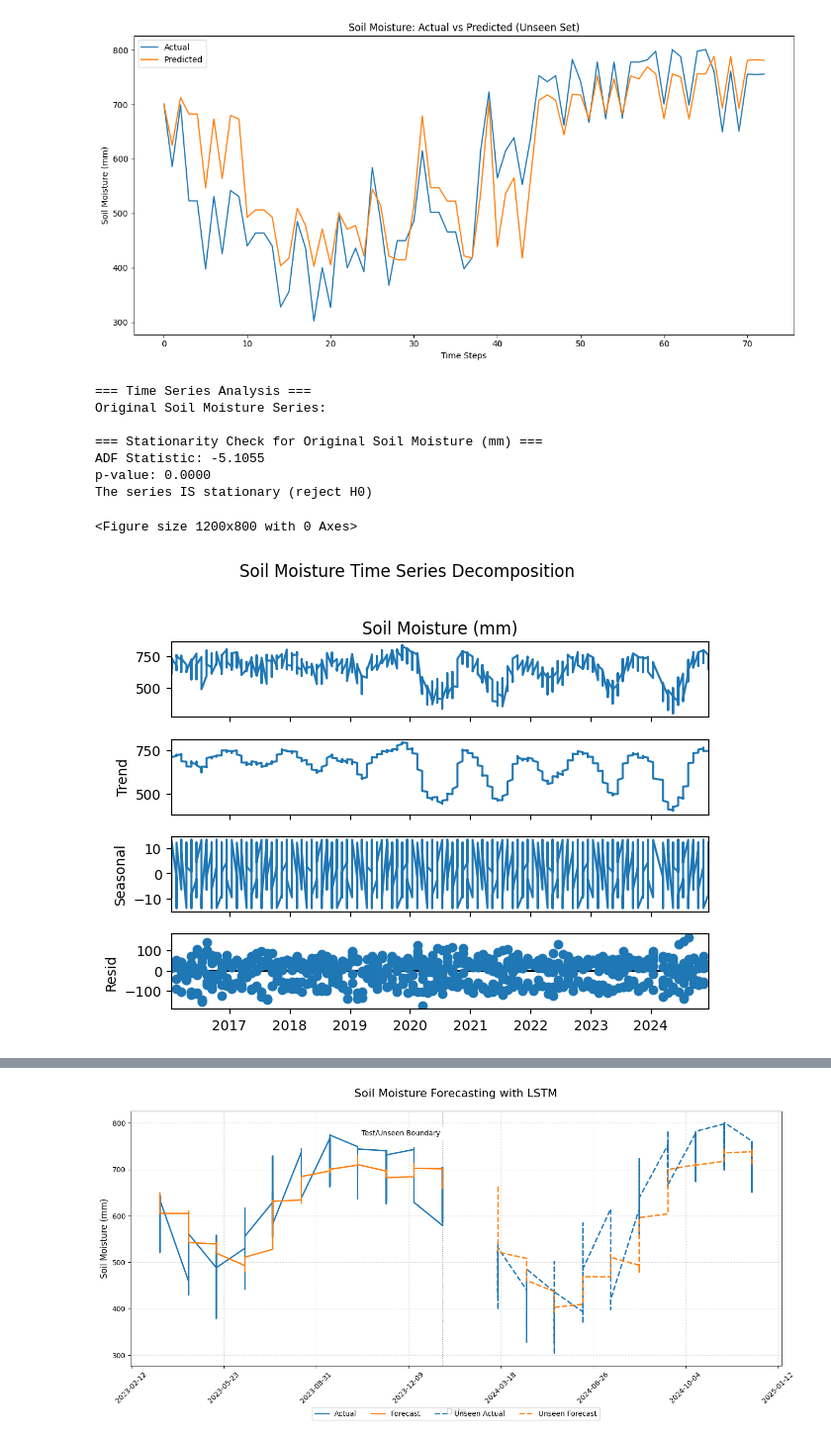
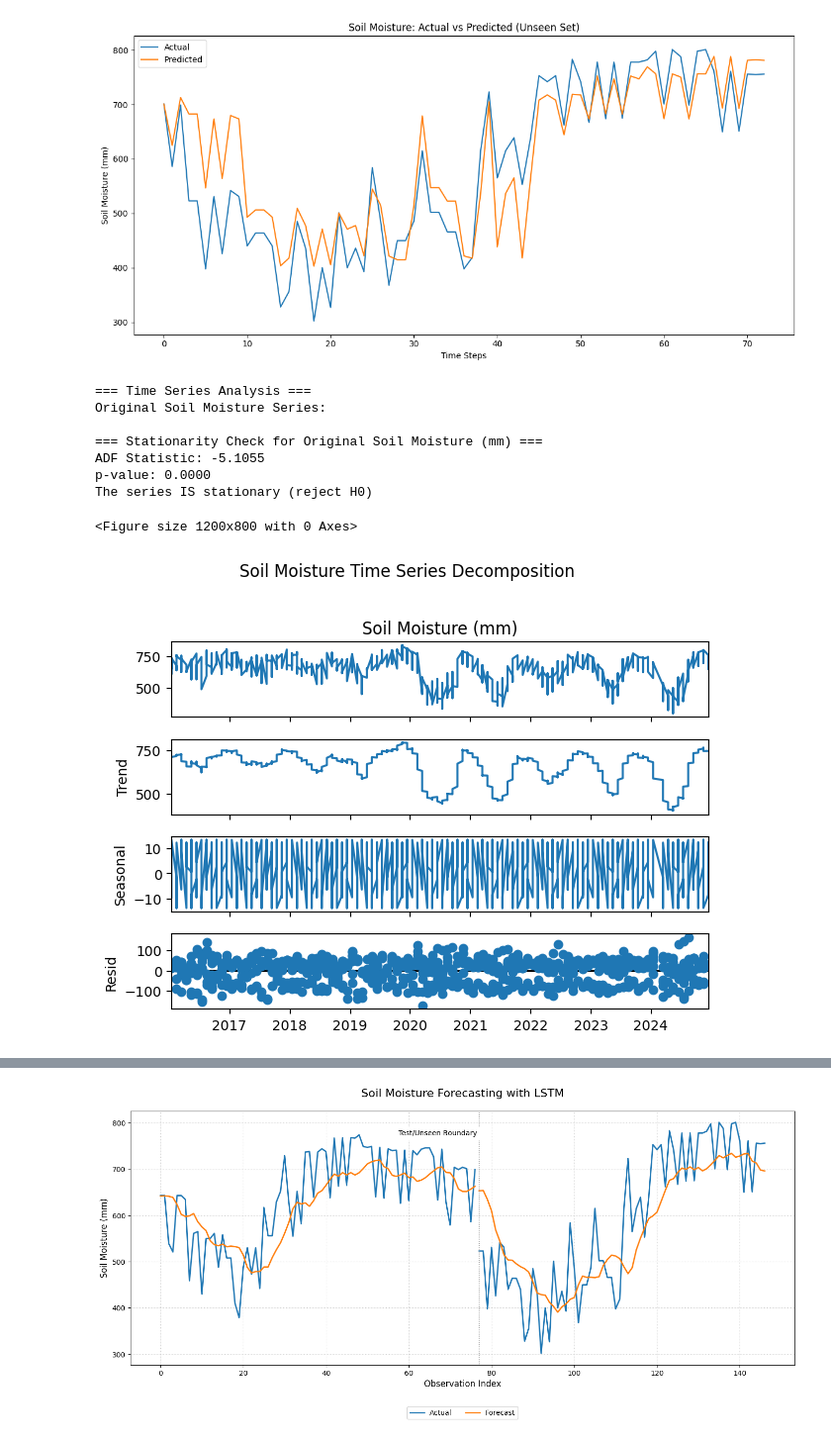
Before and after one commit to eysszn/9428-Acetone, a Jupyter notebook: finalproj/LSTM+RandomForest.ipynb, the cells around one changed output, grey strips where cells are left out. Shown at 99% size. Saved outputs shown, nothing was run; the diff lists cells and outputs as text; code cells hidden in the pictures.

Commit message:
better look for lstm soil moisture forecasting graph (test/unseen), and comparison graph for the 2 models.

```diff
--- a/finalproj/LSTM+RandomForest.ipynb
+++ b/finalproj/LSTM+RandomForest.ipynb
@@ -217,12 +217,11 @@ import matplotlib.pyplot as plt
 from sklearn.preprocessing import MinMaxScaler
 from sklearn.model_selection import GridSearchCV, TimeSeriesSplit
 from sklearn.metrics import mean_squared_error, mean_absolute_error
-from tensorflow.keras.models import Sequential
-from tensorflow.keras.layers import LSTM, Dense, Dropout, Input
+from keras.models import Sequential
+from keras.layers import LSTM, Dense, Dropout, Input
 from scikeras.wrappers import KerasRegressor
-from tensorflow.keras.optimizers import Adam
+from keras.optimizers import Adam
 from math import log
-import tensorflow as tf
 from statsmodels.tsa.stattools import adfuller
 from statsmodels.tsa.seasonal import seasonal_decompose
 import warnings
@@ -473,37 +472,75 @@ print(f"RMSE: {metrics_roll_unseen[0]:.3f} | MAE: {metrics_roll_unseen[1]:.3f} |
 # ------------------------------
 plt.figure(figsize=(14, 7))
 
-# Plot test period
-plt.plot(dates_test, y_test_true, color='#1f77b4', linewidth=2, label='Test Actual')
-plt.plot(dates_test, rolling_preds_test, color='#ff7f0e', linestyle='-', linewidth=2, label='Test Forecast')
+# Convert dates to observation indices
+test_obs = range(len(y_test_true))
+unseen_obs = range(len(y_test_true), len(y_test_true) + len(y_unseen_true))
 
-# Plot unseen period
-plt.plot(dates_unseen, y_unseen_true, color='#1f77b4', linestyle='--', linewidth=2, label='Unseen Actual')
-plt.plot(dates_unseen, rolling_preds_unseen, color='#ff7f0e', linestyle='--', linewidth=2, label='Unseen Forecast')
+# Plot test period using observation indices
+plt.plot(test_obs, y_test_true, color='#1f77b4', linewidth=2, label='Test Actual')
+plt.plot(test_obs, rolling_preds_test, color='#ff7f0e', linewidth=2, label='Test Forecast')
 
-# Add split line
-split_date = dates_test[-1]
-plt.axvline(x=split_date, color='gray', linestyle=':', linewidth=1)
-plt.text(split_date, plt.ylim()[1]*0.95, ' Test/Unseen Boundary ',
+# Plot unseen period using observation indices
+plt.plot(unseen_obs, y_unseen_true, color='#1f77b4', linewidth=2, label='Unseen Actual')
+plt.plot(unseen_obs, rolling_preds_unseen, color='#ff7f0e', linewidth=2, label='Unseen Forecast')
+
+# Add split line between test and unseen observations
+split_obs = len(y_test_true)
+plt.axvline(x=split_obs, color='gray', linestyle=':', linewidth=1)
+plt.text(split_obs, plt.ylim()[1]*0.95, ' Test/Unseen Boundary ',
          ha='right', va='top', backgroundcolor='white')
 
 # Format plot
 plt.title('Soil Moisture Forecasting with LSTM', fontsize=16, pad=20)
-plt.xlabel('Date', fontsize=12)
+plt.xlabel('Observation Index', fontsize=12)  # Changed from 'Date'
 plt.ylabel('Soil Moisture (mm)', fontsize=12)
 plt.grid(True, linestyle=':', alpha=0.7)
+
+# Simplify legend
 plt.legend(handles=[
     plt.Line2D([0], [0], color='#1f77b4', lw=2, label='Actual'),
-    plt.Line2D([0], [0], color='#ff7f0e', lw=2, label='Forecast'),
-    plt.Line2D([0], [0], color='#1f77b4', lw=2, linestyle='--', label='Unseen Actual'),
-    plt.Line2D([0], [0], color='#ff7f0e', lw=2, linestyle='--', label='Unseen Forecast')
-], loc='upper center', bbox_to_anchor=(0.5, -0.15), ncol=4, frameon=True)
+    plt.Line2D([0], [0], color='#ff7f0e', lw=2, label='Forecast')
+], loc='upper center', bbox_to_anchor=(0.5, -0.15), ncol=2, frameon=True)  # Reduced to 2 columns
 
-plt.gca().xaxis.set_major_locator(plt.MaxNLocator(8))
-plt.xticks(rotation=45)
+# Adjust x-axis ticks
+plt.xticks(rotation=0)  # No need to rotate numbers
 plt.tight_layout()
 plt.subplots_adjust(bottom=0.2)
 plt.show()
+#----------------------------------------------------------------------------------------------------------
+# plt.figure(figsize=(14, 7))
+#
+# # Plot test period
+# plt.plot(dates_test, y_test_true, color='#1f77b4', linewidth=2, label='Test Actual')
+# plt.plot(dates_test, rolling_preds_test, color='#ff7f0e', linestyle='-', linewidth=2, label='Test Forecast')
+#
+# # Plot unseen period
+# plt.plot(dates_unseen, y_unseen_true, color='#1f77b4', linestyle='--', linewidth=2, label='Unseen Actual')
+# plt.plot(dates_unseen, rolling_preds_unseen, color='#ff7f0e', linestyle='--', linewidth=2, label='Unseen Forecast')
+#
+# # Add split line
+# split_date = dates_test[-1]
+# plt.axvline(x=split_date, color='gray', linestyle=':', linewidth=1)
+# plt.text(split_date, plt.ylim()[1]*0.95, ' Test/Unseen Boundary ',
+#          ha='right', va='top', backgroundcolor='white')
+#
+# # Format plot
+# plt.title('Soil Moisture Forecasting with LSTM', fontsize=16, pad=20)
+# plt.xlabel('Date', fontsize=12)
+# plt.ylabel('Soil Moisture (mm)', fontsize=12)
+# plt.grid(True, linestyle=':', alpha=0.7)
+# plt.legend(handles=[
+#     plt.Line2D([0], [0], color='#1f77b4', lw=2, label='Actual'),
+#     plt.Line2D([0], [0], color='#ff7f0e', lw=2, label='Forecast'),
+#     plt.Line2D([0], [0], color='#1f77b4', lw=2, linestyle='--', label='Unseen Actual'),
+#     plt.Line2D([0], [0], color='#ff7f0e', lw=2, linestyle='--', label='Unseen Forecast')
+# ], loc='upper center', bbox_to_anchor=(0.5, -0.15), ncol=4, frameon=True)
+#
+# plt.gca().xaxis.set_major_locator(plt.MaxNLocator(8))
+# plt.xticks(rotation=45)
+# plt.tight_layout()
+# plt.subplots_adjust(bottom=0.2)
+# plt.show()
 # %% [output]
 === Time Series Analysis ===
 Original Soil Moisture Series:
@@ -534,4 +571,4 @@ RMSE: 87.771 | MAE: 70.556 | AIC: 397172.463 | BIC: 842988.360
-[figure, old version]
+[figure, new version]
 # %%
 # After running both models, create a comparison plot
 plt.figure(figsize=(14, 8))
```
Also changed, not shown: parts of 5 cells of this notebook.
